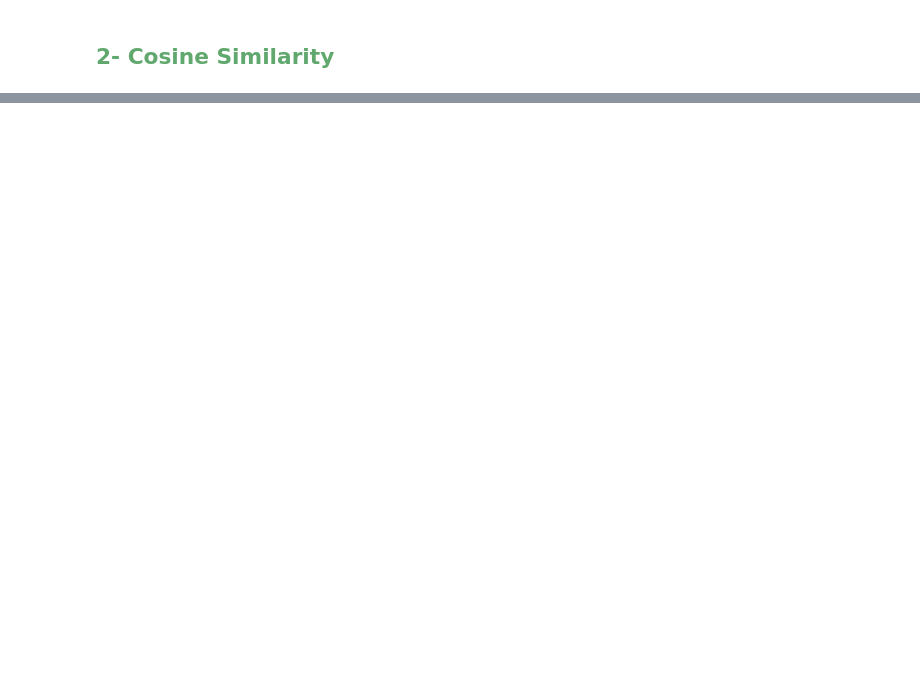
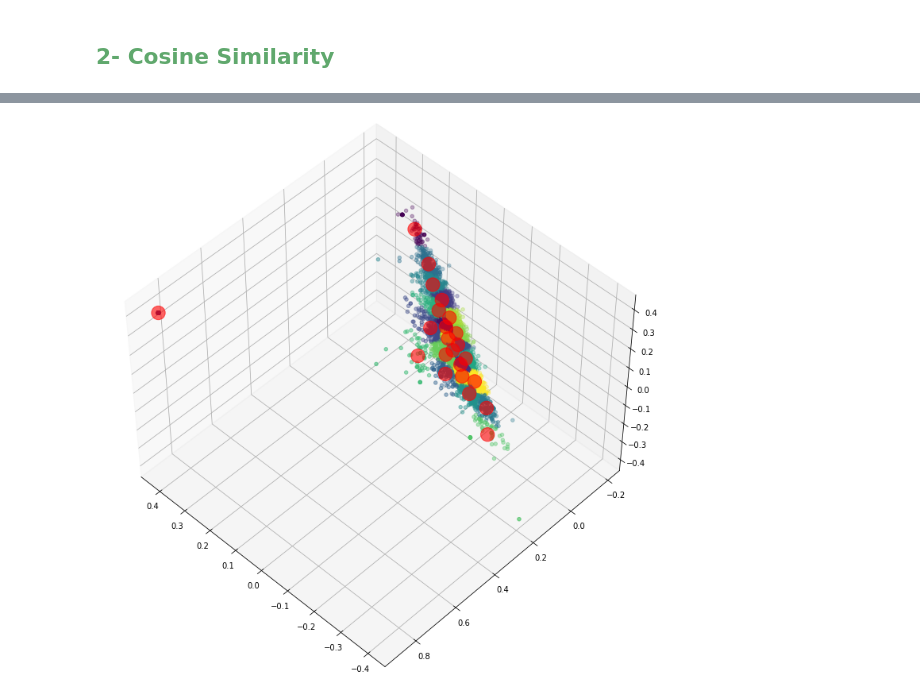
Before and after one commit to GhazwaMa/Tweets-analysis, a Jupyter notebook: NLP+Clustering.ipynb, the cells around one changed output, grey strips where cells are left out. Saved outputs shown, nothing was run; the diff lists cells and outputs as text; code cells hidden in the pictures; blank space fills up the shorter version.

```diff
--- a/NLP+Clustering.ipynb
+++ b/NLP+Clustering.ipynb
@@ -353,0 +444,13 @@ Wall time: 444 ms
+# %%
+from mpl_toolkits.mplot3d import Axes3D
+sklearn_pca = PCA(n_components = 3)
+fignum = 1
+fig = plt.figure(fignum, figsize=(10, 10))
+ax = Axes3D(fig, rect=[0, 0, .95, 1], elev=48, azim=134)
+ax.scatter(Y_sklearn[:, 1], Y_sklearn[:, 0], Y_sklearn[:, 1], c=prediction)
+centers2 = fitted.cluster_centers_
+ax.scatter(centers2[:, 1], centers2[:, 0],centers2[:, 1],c='red', s=300, alpha=0.6);
+ax.dist = 10
+fig.show()
+# %% [output]
+[figure, added]
```
Also changed, not shown: parts of 9 cells of this notebook.
